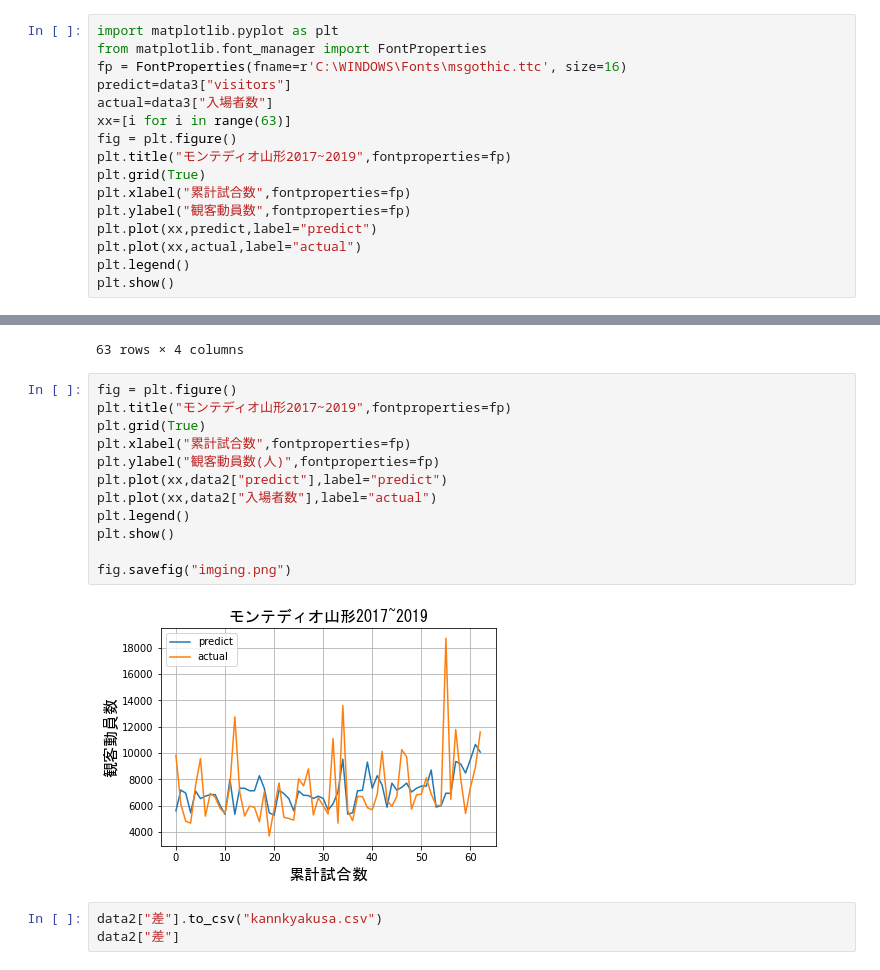
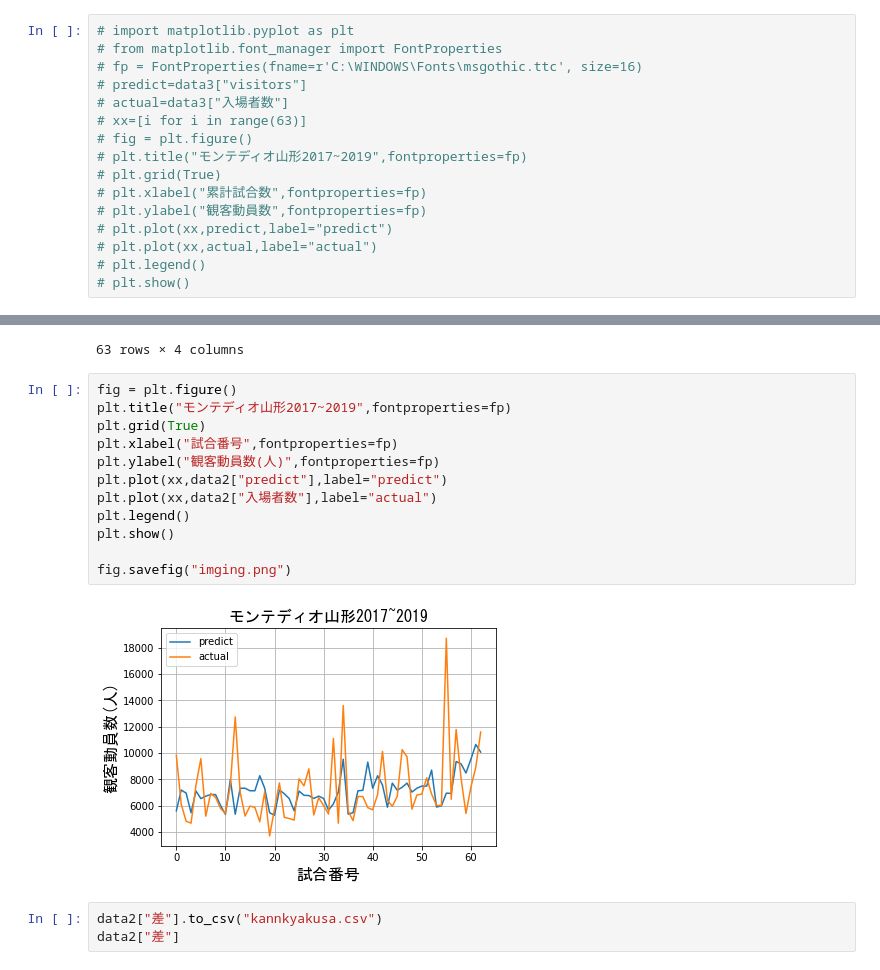
Before and after one commit to kkaishu/sotuken2021, a Jupyter notebook: 卒研＿モンテディオ.ipynb, the cells around one changed output, grey strips where cells are left out. Drawn from its saved outputs; the diff is of its cells as text.

```diff
--- a/卒研＿モンテディオ.ipynb
+++ b/卒研＿モンテディオ.ipynb
@@ -251,21 +251,21 @@ data3
 | 62 | 113313.0 | 1.722591 | 2.043214 |
 63 rows × 3 columns
 # %%
-import matplotlib.pyplot as plt
-from matplotlib.font_manager import FontProperties
-fp = FontProperties(fname=r'C:\WINDOWS\Fonts\msgothic.ttc', size=16)
-predict=data3["visitors"]
-actual=data3["入場者数"]
-xx=[i for i in range(63)]
-fig = plt.figure()
-plt.title("モンテディオ山形2017~2019",fontproperties=fp)
-plt.grid(True)
-plt.xlabel("累計試合数",fontproperties=fp)
-plt.ylabel("観客動員数",fontproperties=fp)
-plt.plot(xx,predict,label="predict")
-plt.plot(xx,actual,label="actual")
-plt.legend()
-plt.show()
+# import matplotlib.pyplot as plt
+# from matplotlib.font_manager import FontProperties
+# fp = FontProperties(fname=r'C:\WINDOWS\Fonts\msgothic.ttc', size=16)
+# predict=data3["visitors"]
+# actual=data3["入場者数"]
+# xx=[i for i in range(63)]
+# fig = plt.figure()
+# plt.title("モンテディオ山形2017~2019",fontproperties=fp)
+# plt.grid(True)
+# plt.xlabel("累計試合数",fontproperties=fp)
+# plt.ylabel("観客動員数",fontproperties=fp)
+# plt.plot(xx,predict,label="predict")
+# plt.plot(xx,actual,label="actual")
+# plt.legend()
+# plt.show()
 # %% [output]
 [figure]
 # %%
@@ -405,17 +405,17 @@ data2
 # %%
 fig = plt.figure()
 plt.title("モンテディオ山形2017~2019",fontproperties=fp)
 plt.grid(True)
-plt.xlabel("累計試合数",fontproperties=fp)
+plt.xlabel("試合番号",fontproperties=fp)
 plt.ylabel("観客動員数(人)",fontproperties=fp)
 plt.plot(xx,data2["predict"],label="predict")
 plt.plot(xx,data2["入場者数"],label="actual")
 plt.legend()
 plt.show()
 
 fig.savefig("imging.png")
 # %% [output]
-[figure, old version]
+[figure, new version]
 # %%
 data2["差"].to_csv("kannkyakusa.csv")
 data2["差"]
```
Also changed, not shown: parts of 6 cells of this notebook.
